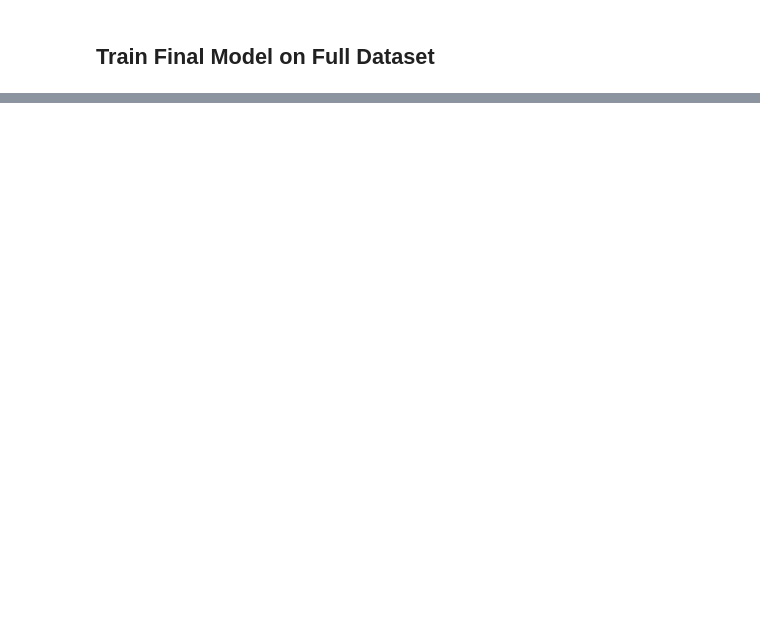
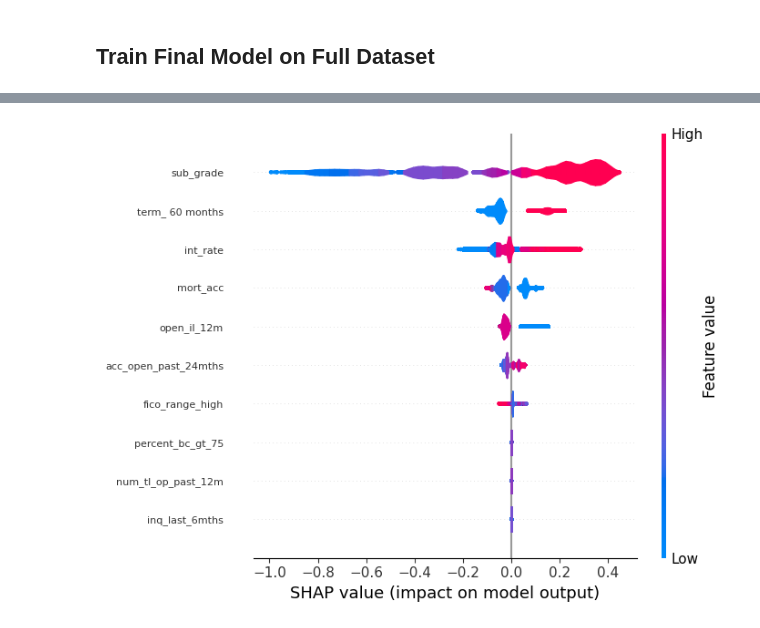
Before and after one commit to heardchef33/credit-risk-tool, a Jupyter notebook: notebooks/07_final_model_pipeline.ipynb, the cells around one changed output, grey strips where cells are left out. Saved outputs shown, nothing was run; the diff lists cells and outputs as text; code cells hidden in the pictures; blank space fills up the shorter version.

```diff
--- a/notebooks/07_final_model_pipeline.ipynb
+++ b/notebooks/07_final_model_pipeline.ipynb
@@ -36,3 +82,8 @@ scale = make_column_transformer(
     remainder='passthrough',
     verbose_feature_names_out=False
 )
+# %%
+y_numeric = y_train.map({'Charged Off':1, 'Fully Paid':0})
+
+counter = Counter(y_numeric)
+class_ratio = counter[0]/counter[1]
@@ -109,0 +265,9 @@ model_uri = mlflow.get_artifact_uri(artifact_path)
+# %%
+shap.summary_plot(shap_values[:,:-1], Xt,
+    plot_type="violin",
+    feature_names=feature_names,
+    show=False)
+plt.yticks(fontsize=8)
+plt.show()
+# %% [output]
+[figure, added]
```
Also changed, not shown: parts of 25 cells of this notebook, 5 other files.
